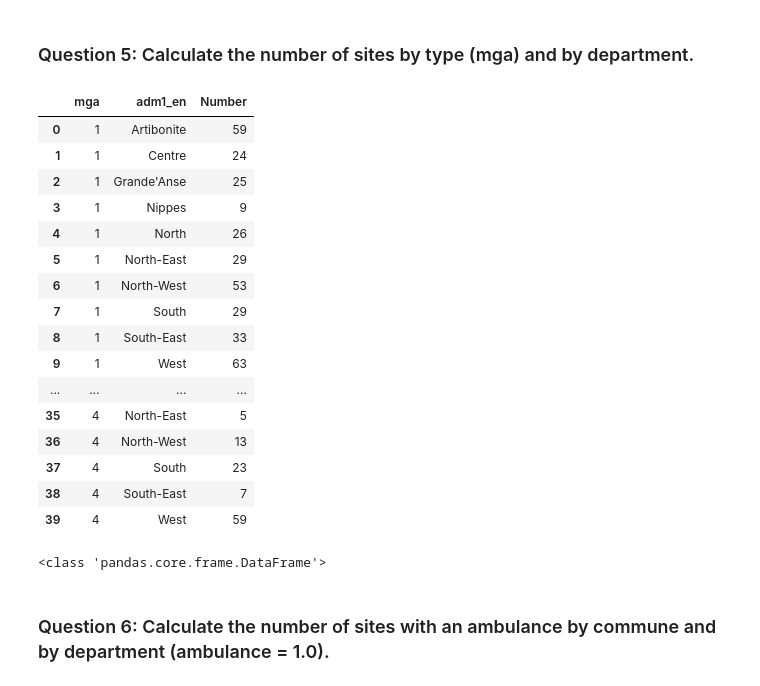
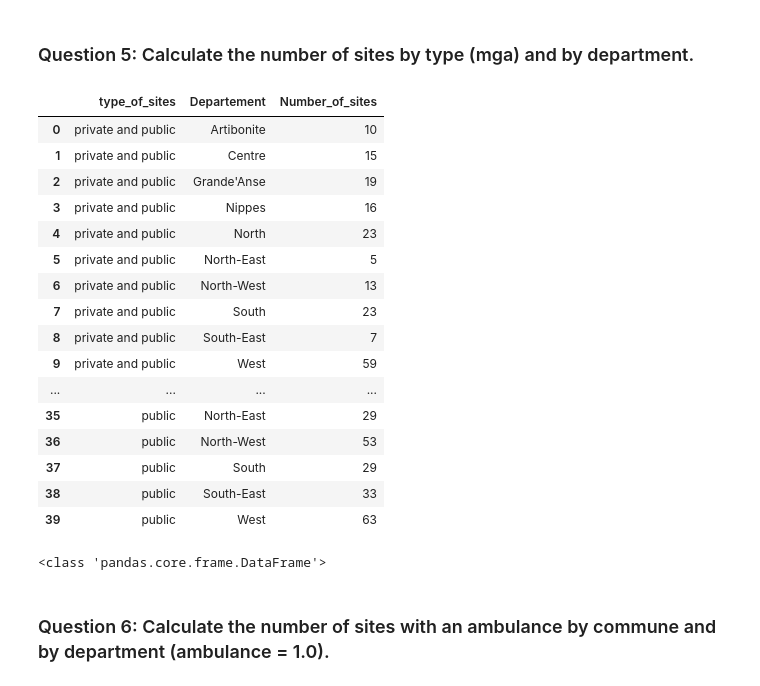
Before and after one commit to VIP509/SQL-and-Power-BI, a Jupyter notebook: DataProcessing.ipynb, the cells around one changed output. Saved outputs shown, nothing was run; the diff lists cells and outputs as text; code cells hidden in the pictures.

Commit message:
Adding MGA table

```diff
--- a/DataProcessing.ipynb
+++ b/DataProcessing.ipynb
@@ -457,31 +476,32 @@ print(type(sql_query))
 # %%
 sql_query = pd.read_sql_query(
 """
-SELECT [c].[mga], [p].[adm1_en], COUNT(*) as Number FROM [Haiti_Health_Data_Analysis].[dbo].[spa] as c
+SELECT z.[mganame] type_of_sites , [p].[adm1_en] as Departement, COUNT(*) as Number_of_sites FROM [Haiti_Health_Data_Analysis].[dbo].[spa] as c
 INNER JOIN [Haiti_Health_Data_Analysis].[dbo].[Departement]  AS p ON c.[adm1code] = p.[adm1code]
-GROUP BY p.[adm1_en],[c].[mga]
+INNER JOIN [Haiti_Health_Data_Analysis].[dbo].[mga]  z ON c.[mga] = z.[index]
+GROUP BY p.[adm1_en],z.[mganame]
 """
 ,conn)
 display(sql_query)
 print(type(sql_query))
 # %% [output]
-|  | mga | adm1_en | Number |
-| 0 | 1 | Artibonite | 59 |
-| 1 | 1 | Centre | 24 |
-| 2 | 1 | Grande'Anse | 25 |
-| 3 | 1 | Nippes | 9 |
-| 4 | 1 | North | 26 |
-| 5 | 1 | North-East | 29 |
-| 6 | 1 | North-West | 53 |
-| 7 | 1 | South | 29 |
-| 8 | 1 | South-East | 33 |
-| 9 | 1 | West | 63 |
+|  | type_of_sites | Departement | Number_of_sites |
+| 0 | private and public | Artibonite | 10 |
+| 1 | private and public | Centre | 15 |
+| 2 | private and public | Grande'Anse | 19 |
+| 3 | private and public | Nippes | 16 |
+| 4 | private and public | North | 23 |
+| 5 | private and public | North-East | 5 |
+| 6 | private and public | North-West | 13 |
+| 7 | private and public | South | 23 |
+| 8 | private and public | South-East | 7 |
+| 9 | private and public | West | 59 |
 | ... | ... | ... | ... |
-| 35 | 4 | North-East | 5 |
-| 36 | 4 | North-West | 13 |
-| 37 | 4 | South | 23 |
-| 38 | 4 | South-East | 7 |
-| 39 | 4 | West | 59 |
+| 35 | public | North-East | 29 |
+| 36 | public | North-West | 53 |
+| 37 | public | South | 29 |
+| 38 | public | South-East | 33 |
+| 39 | public | West | 63 |
 <class 'pandas.core.frame.DataFrame'>
 # %% [markdown]
 ### Question 6: Calculate the number of sites with an ambulance by commune and by department (ambulance = 1.0).
```
Also changed, not shown: parts of 4 cells of this notebook, 3 other files.
